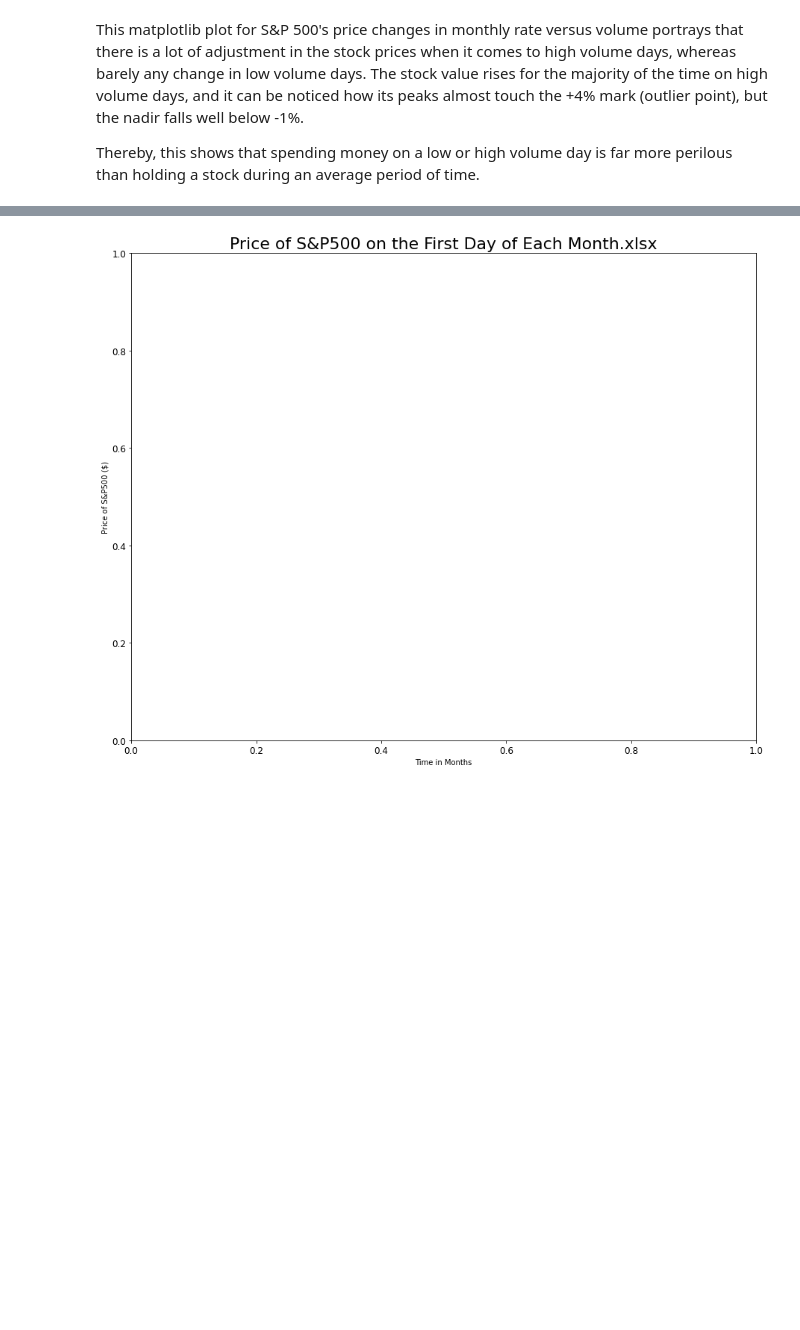
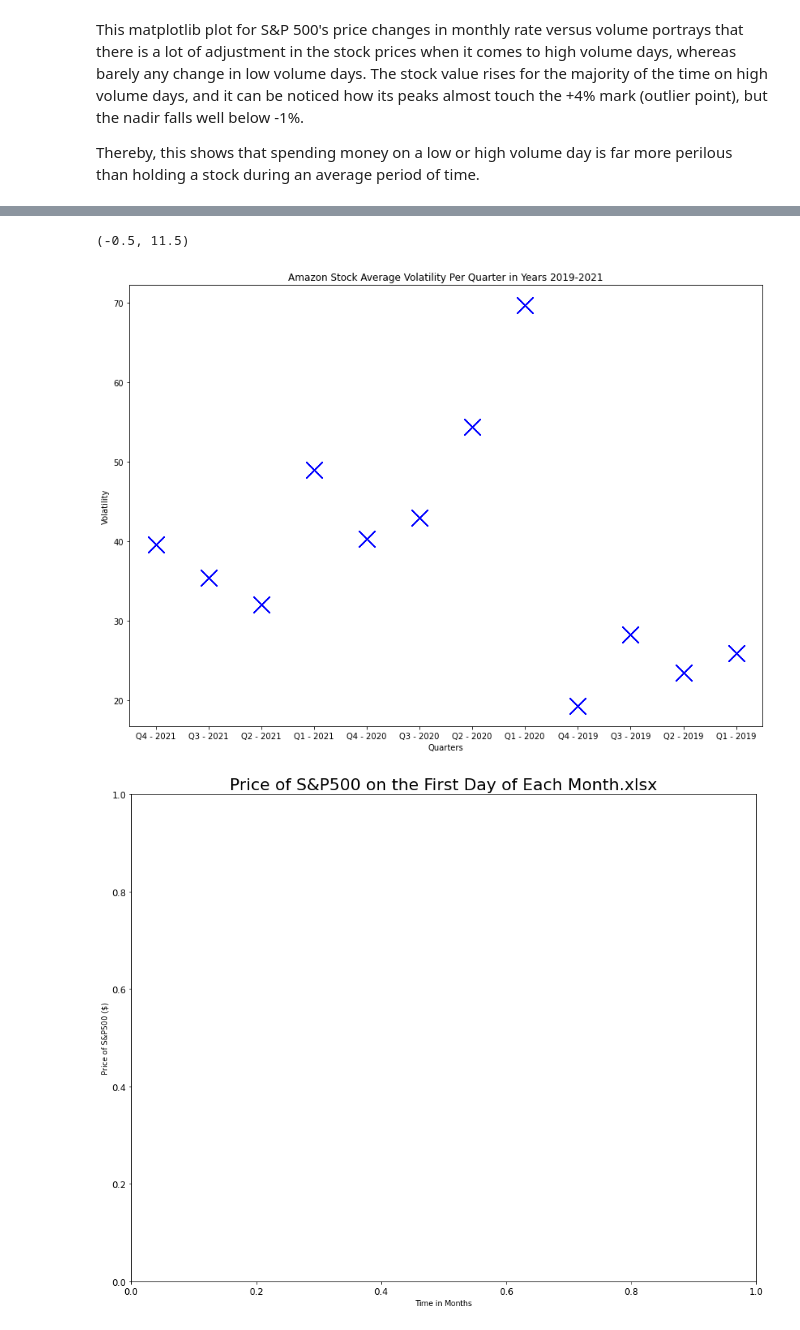
Before and after one commit to Snail2037/CMSC320-Final-Project, a Jupyter notebook: S&P500.ipynb, the cells around one changed output, grey strips where cells are left out. Cells and saved outputs as stored; diff of their text form; code cells hidden in the pictures; blank space fills up the shorter version.

```diff
--- a/S&P500.ipynb
+++ b/S&P500.ipynb
@@ -274,3 +289,22 @@ Thereby, this shows that spending money on a low or high volume day is far more
+# %%
+# Change default figure size to display larger figures
+plt.rcParams["figure.figsize"] = (14,10)
+wsj_data.sort_values("Quarter_Section")
+# Determines the Stock Volatility for each Quarter in Years 2019-2021
+df1 = wsj_data.query('Year == "2019" or Year == "2020" or Year == "2021"')
+
+for x in df1['Quarter_Section']:
+    # Calculate Average Volatility per Quarter
+    y = (df1.loc[wsj_data['Quarter_Section'] == x, 'Volatile_Rate'].mean())
+    plt.plot(x,y, 'xb-', markersize = 20)
+
+plt.title("Amazon Stock Average Volatility Per Quarter in Years 2019-2021")
+plt.xlabel("Quarters")
+plt.ylabel("Volatility")
+plt.xlim(-0.5, 11.5)
+# %% [output]
+(-0.5, 11.5)
+[figure, added]
 # %%
 plt.figure(figsize = (15, 12))
 plt.title("Price of S&P500 on the First Day of Each Month.xlsx", fontsize=22)
```
Also changed, not shown: parts of 4 cells of this notebook.
